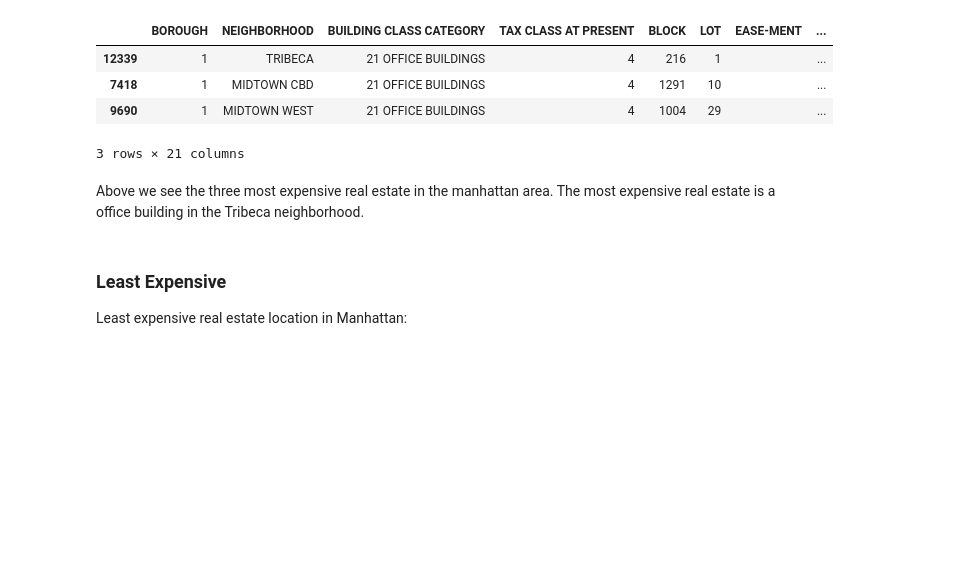
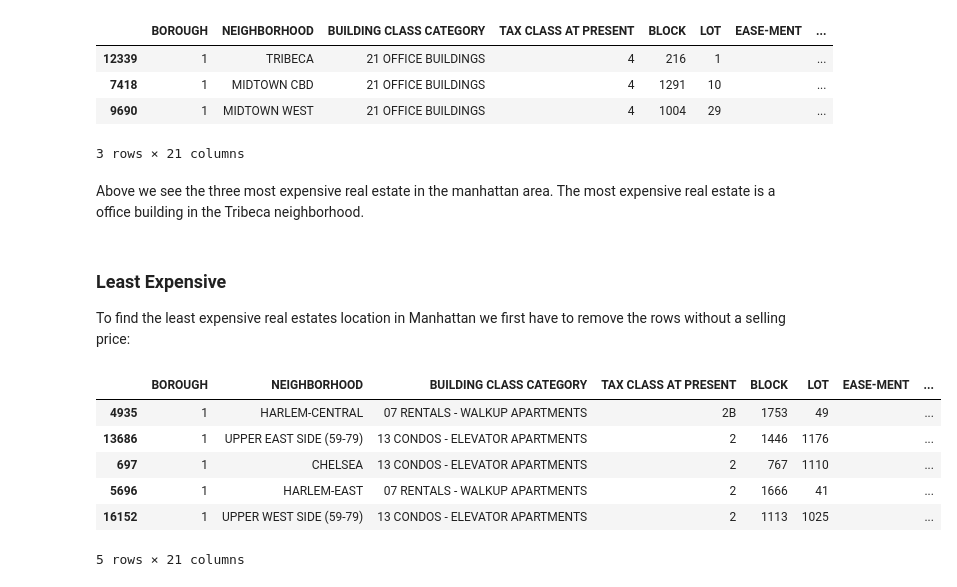
Before and after one commit to Nalanys/DV1597_Intelligent_dataanalys, a Jupyter notebook: Exercises/Exercise_3.ipynb, the cells around one changed output. Saved outputs shown, nothing was run; the diff lists cells and outputs as text; code cells hidden in the pictures; blank space fills up the shorter version.

```diff
--- a/Exercises/Exercise_3.ipynb
+++ b/Exercises/Exercise_3.ipynb
@@ -40,4 +44,17 @@ Above we see the three most expensive real estate in the manhattan area. The mos
 # %% [markdown]
 ### Least Expensive
 
-Least expensive real estate location in Manhattan:
+To find the least expensive real estates location in Manhattan we first have to remove the rows without a selling price:
+# %%
+
+leastExpensiveNoZeros = df[df["SALE PRICE"] != 0]
+leastExpensive = leastExpensiveNoZeros.sort_values(by='SALE PRICE', ascending=True)
+leastExpensive.head()
+# %% [output]
+|  | BOROUGH | NEIGHBORHOOD | BUILDING CLASS CATEGORY | TAX CLASS AT PRESENT | BLOCK | LOT | EASE-MENT | ... |
+| 4935 | 1 | HARLEM-CENTRAL | 07 RENTALS - WALKUP APARTMENTS | 2B | 1753 | 49 |  | ... |
+| 13686 | 1 | UPPER EAST SIDE (59-79) | 13 CONDOS - ELEVATOR APARTMENTS | 2 | 1446 | 1176 |  | ... |
+| 697 | 1 | CHELSEA | 13 CONDOS - ELEVATOR APARTMENTS | 2 | 767 | 1110 |  | ... |
+| 5696 | 1 | HARLEM-EAST | 07 RENTALS - WALKUP APARTMENTS | 2 | 1666 | 41 |  | ... |
+| 16152 | 1 | UPPER WEST SIDE (59-79) | 13 CONDOS - ELEVATOR APARTMENTS | 2 | 1113 | 1025 |  | ... |
+5 rows × 21 columns
```
Also changed, not shown: parts of 7 cells of this notebook.
